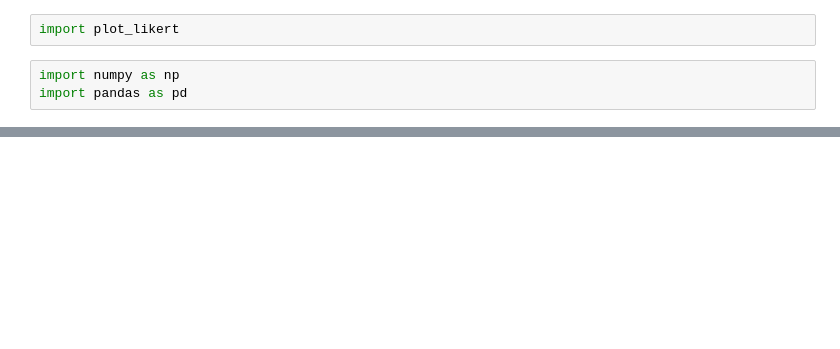
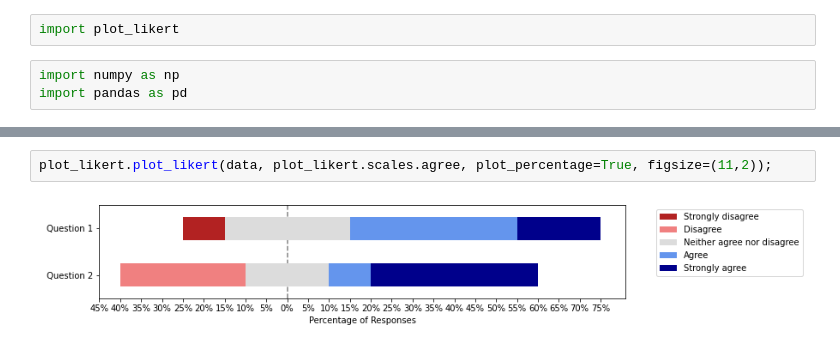
Before and after one commit to nmalkin/plot-likert, a Jupyter notebook: docs/example.ipynb, the cells around one changed output, grey strips where cells are left out. Drawn from its saved outputs; the diff is of its cells as text; blank space fills up the shorter version.

```diff
--- a/docs/example.ipynb
+++ b/docs/example.ipynb
@@ -19,6 +19,10 @@ data
 | 7 | Agree | Disagree |
 | 8 | Agree | Strongly agree |
 | 9 | Strongly disagree | Agree |
+# %%
+plot_likert.plot_likert(data, plot_likert.scales.agree, plot_percentage=True, figsize=(11,2));
+# %% [output]
+[figure, added]
 # %%
 plot_likert.likert_counts(data, plot_likert.scales.agree)
 # %% [output]
```
Also changed, not shown: parts of 5 cells of this notebook, 3 other files.
